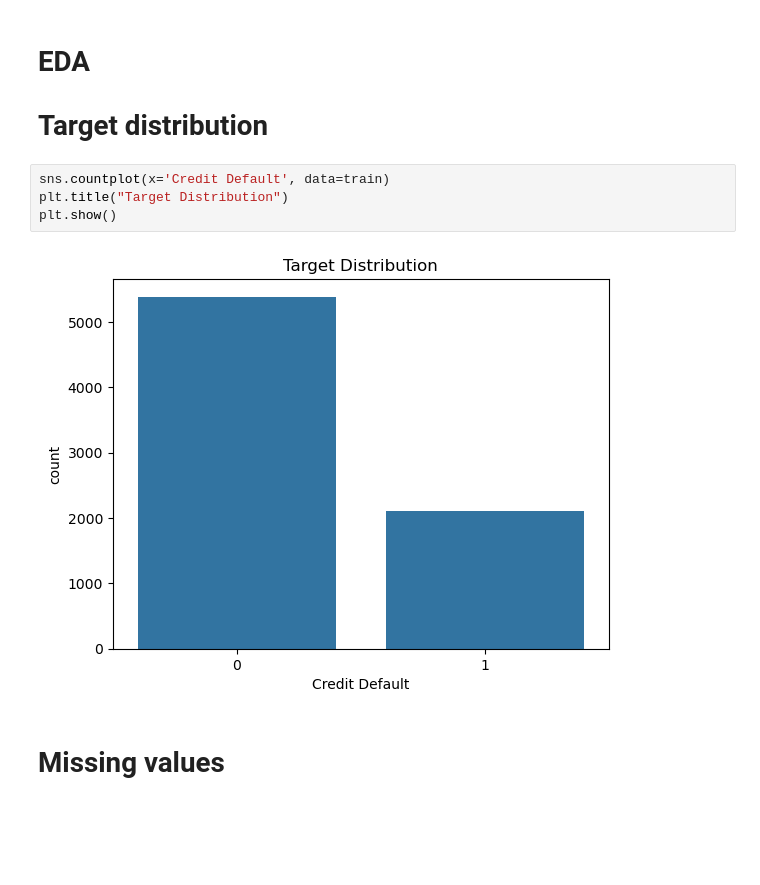
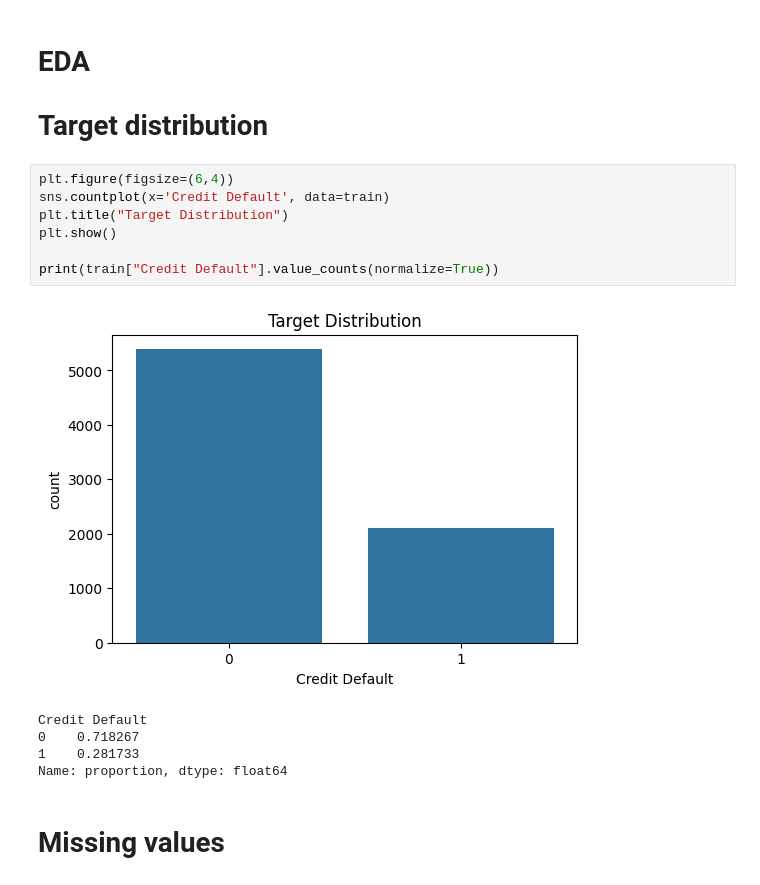
Before and after one commit to MargaritaOsokina/credit-default-risk-modeling-f1-optimization, a Jupyter notebook: Osokina.ipynb, the cells around one changed output. Cells and saved outputs as stored; diff of their text form; blank space fills up the shorter version.

```diff
--- a/Osokina.ipynb
+++ b/Osokina.ipynb
@@ -51,10 +43,17 @@ memory usage: 996.2+ KB
 # EDA
 # Target distribution
 # %%
+plt.figure(figsize=(6,4))
 sns.countplot(x='Credit Default', data=train)
 plt.title("Target Distribution")
 plt.show()
+
+print(train["Credit Default"].value_counts(normalize=True))
 # %% [output]
-[figure, old version]
+[figure, new version]
+Credit Default
+0    0.718267
+1    0.281733
+Name: proportion, dtype: float64
 # %% [markdown]
 # Missing values
```
Also changed, not shown: parts of 38 cells of this notebook.
